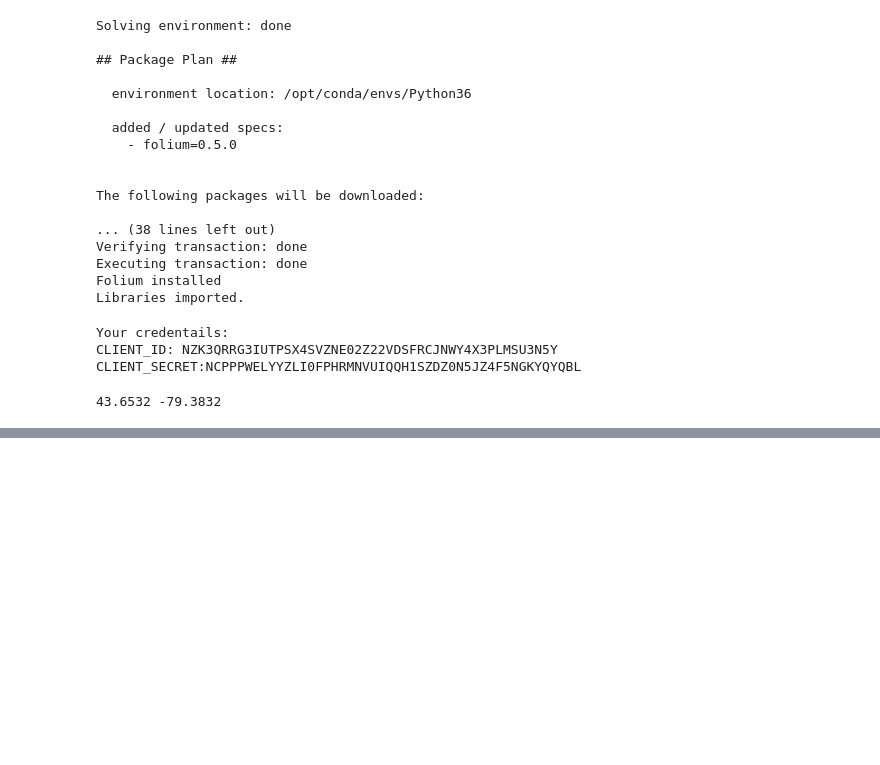
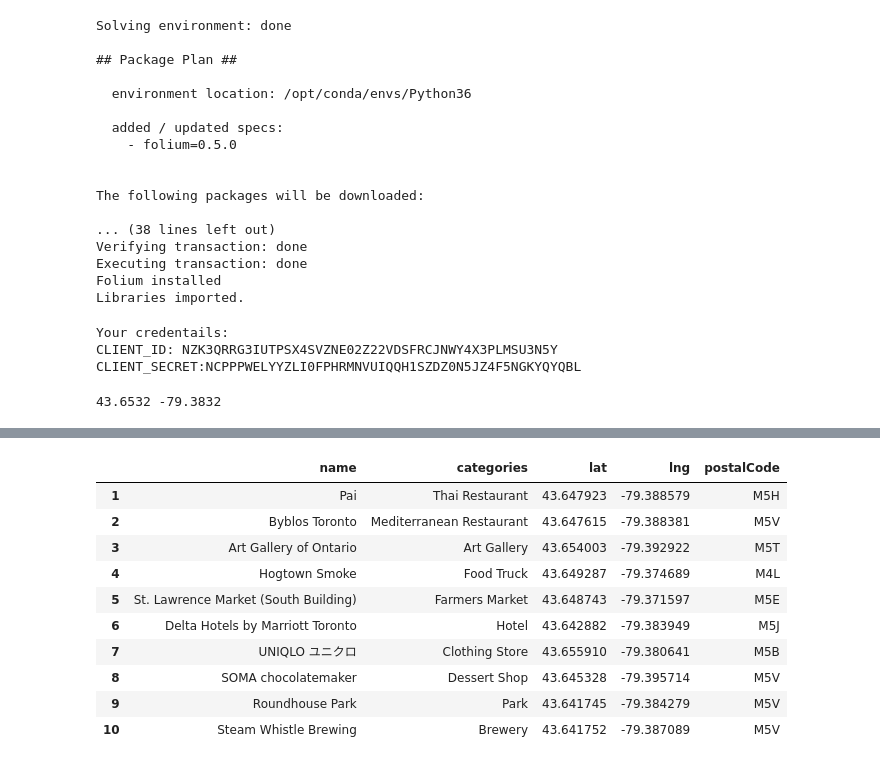
Before and after one commit to jeferson-alves/Coursera_Capstone, a Jupyter notebook: Applied Data Capstone - week 3 - part c.ipynb, the cells around one changed output, grey strips where cells are left out. Saved outputs shown, nothing was run; the diff lists cells and outputs as text; code cells hidden in the pictures; blank space fills up the shorter version.

```diff
--- a/Applied Data Capstone - week 3 - part c.ipynb
+++ b/Applied Data Capstone - week 3 - part c.ipynb
@@ -283,0 +380,21 @@ venues_map
+# %%
+postalcodenew = []
+postal = np.array(df_clean.postalCode)
+for i in np.arange(len(postal)):            #Using standard postalcode with 3 characters
+    postalcodenew.append(postal[i][0:3])
+# %%
+df_clean['postalCode']=postalcodenew
+# %%
+df_clean.head(10)
+# %% [output]
+|  | name | categories | lat | lng | postalCode |
+| 1 | Pai | Thai Restaurant | 43.647923 | -79.388579 | M5H |
+| 2 | Byblos Toronto | Mediterranean Restaurant | 43.647615 | -79.388381 | M5V |
+| 3 | Art Gallery of Ontario | Art Gallery | 43.654003 | -79.392922 | M5T |
+| 4 | Hogtown Smoke | Food Truck | 43.649287 | -79.374689 | M4L |
+| 5 | St. Lawrence Market (South Building) | Farmers Market | 43.648743 | -79.371597 | M5E |
+| 6 | Delta Hotels by Marriott Toronto | Hotel | 43.642882 | -79.383949 | M5J |
+| 7 | UNIQLO ユニクロ | Clothing Store | 43.655910 | -79.380641 | M5B |
+| 8 | SOMA chocolatemaker | Dessert Shop | 43.645328 | -79.395714 | M5V |
+| 9 | Roundhouse Park | Park | 43.641745 | -79.384279 | M5V |
+| 10 | Steam Whistle Brewing | Brewery | 43.641752 | -79.387089 | M5V |
```
Also changed, not shown: parts of 11 cells of this notebook.
